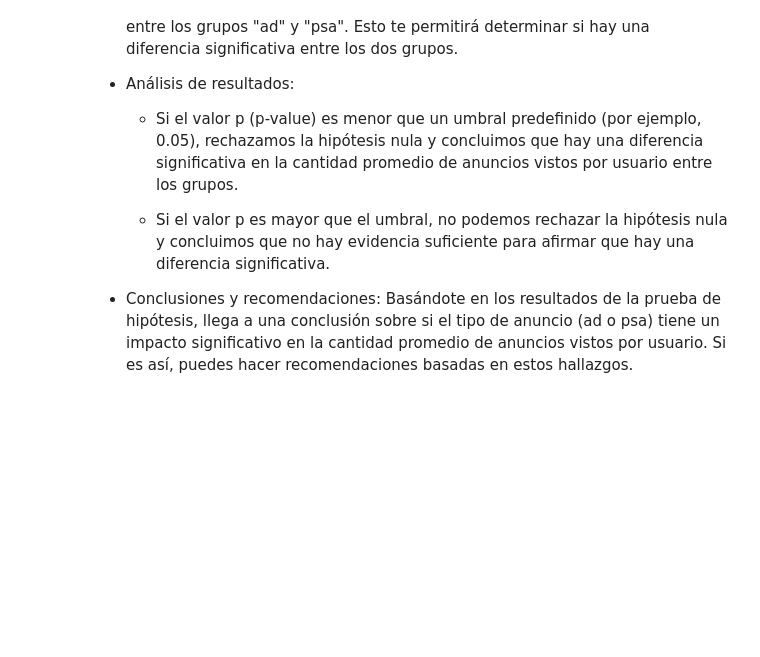
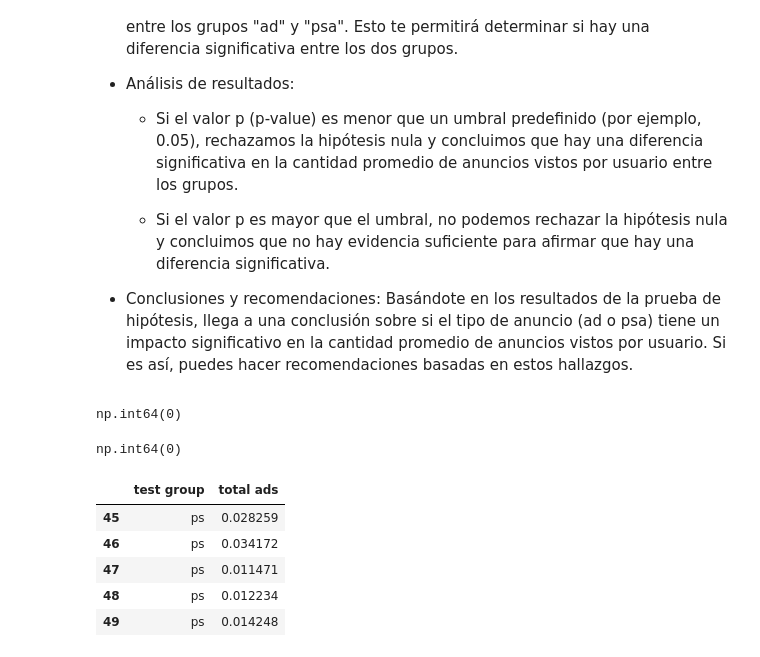
Before and after one commit to Aniitaa7/pairprogramming-mod-3-ANA_YOLANDA, a Jupyter notebook: 4-testing-pairprogramming-mod-3-ANA_YOLANDA.ipynb, the cells around one changed output. Cells and saved outputs as stored; diff of their text form; code cells hidden in the pictures; blank space fills up the shorter version.

```diff
--- a/4-testing-pairprogramming-mod-3-ANA_YOLANDA.ipynb
+++ b/4-testing-pairprogramming-mod-3-ANA_YOLANDA.ipynb
@@ -218,3 +222,26 @@ En este caso, vamos a realizar un experimento para comparar la cantidad promedio
      - Si el valor p es mayor que el umbral, no podemos rechazar la hipótesis nula y concluimos que no hay evidencia suficiente para afirmar que hay una diferencia significativa.
 
   - Conclusiones y recomendaciones: Basándote en los resultados de la prueba de hipótesis, llega a una conclusión sobre si el tipo de anuncio (ad o psa) tiene un impacto significativo en la cantidad promedio de anuncios vistos por usuario. Si es así, puedes hacer recomendaciones basadas en estos hallazgos.
+# %%
+df['total ads'].isnull().sum()
+# %% [output]
+np.int64(0)
+# %%
+df['total ads'].isna().sum()
+# %% [output]
+np.int64(0)
+# %%
+# crear un diccionario con dos columnas, la del grupo a la que pertecen y otra con los valores de CTR (con una distribución normal)
+data_t = {'test group': ['ad'] * 25 + ['ps'] * 25,
+        'total ads' : np.concatenate([np.random.normal(0.02, 0.01, 25),
+                               np.random.normal(0.025, 0.01, 25)])}
+
+df_t = pd.DataFrame(data_t)
+df_t.tail()
+# %% [output]
+|  | test group | total ads |
+| 45 | ps | 0.028259 |
+| 46 | ps | 0.034172 |
+| 47 | ps | 0.011471 |
+| 48 | ps | 0.012234 |
+| 49 | ps | 0.014248 |
```
Also changed, not shown: parts of 2 cells of this notebook.
